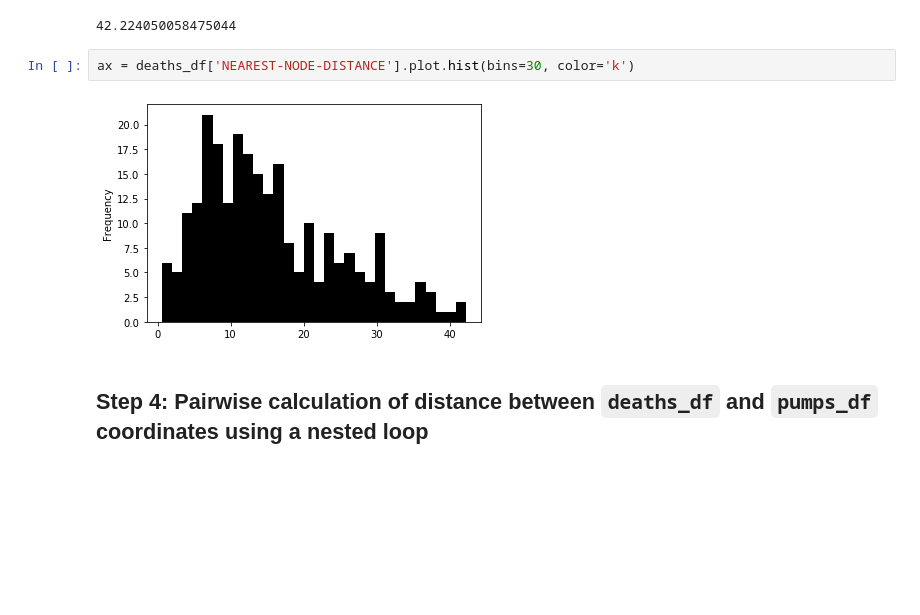
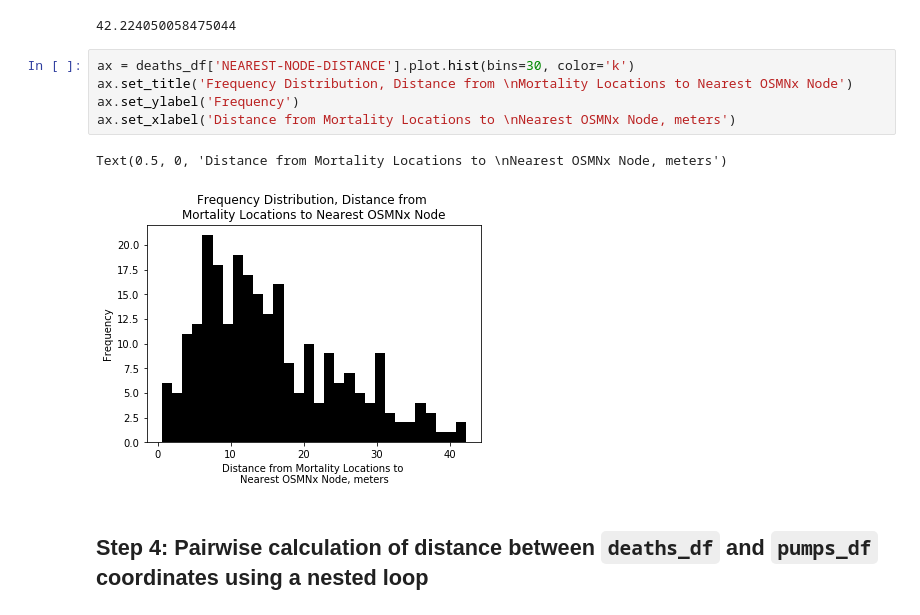
Before and after one commit to PHI-Case-Studies/1854-Cholera-Outbreak-London-Advanced-1, a Jupyter notebook: NB04-Cholera-Case-Study-OpenStreetMaps-Networkx-Part-2.ipynb, the cells around one changed output. Drawn from its saved outputs; the diff is of its cells as text; blank space fills up the shorter version.

```diff
--- a/NB04-Cholera-Case-Study-OpenStreetMaps-Networkx-Part-2.ipynb
+++ b/NB04-Cholera-Case-Study-OpenStreetMaps-Networkx-Part-2.ipynb
@@ -308,8 +279,12 @@ deaths_df['NEAREST-NODE-DISTANCE'].max()
 42.224050058475044
 # %%
 ax = deaths_df['NEAREST-NODE-DISTANCE'].plot.hist(bins=30, color='k')
+ax.set_title('Frequency Distribution, Distance from \nMortality Locations to Nearest OSMNx Node')
+ax.set_ylabel('Frequency')
+ax.set_xlabel('Distance from Mortality Locations to \nNearest OSMNx Node, meters')
 # %% [output]
+Text(0.5, 0, 'Distance from Mortality Locations to \nNearest OSMNx Node, meters')
-[figure, old version]
+[figure, new version]
 # %% [markdown]
 ## Step 4: Pairwise calculation of distance between `deaths_df` and `pumps_df` coordinates using a nested loop
 # %%
```
Also changed, not shown: parts of 17 cells of this notebook, 28 other files.
